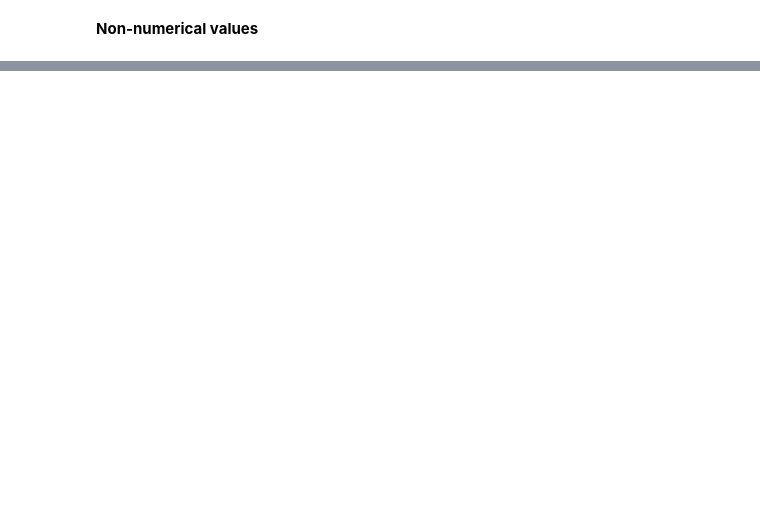
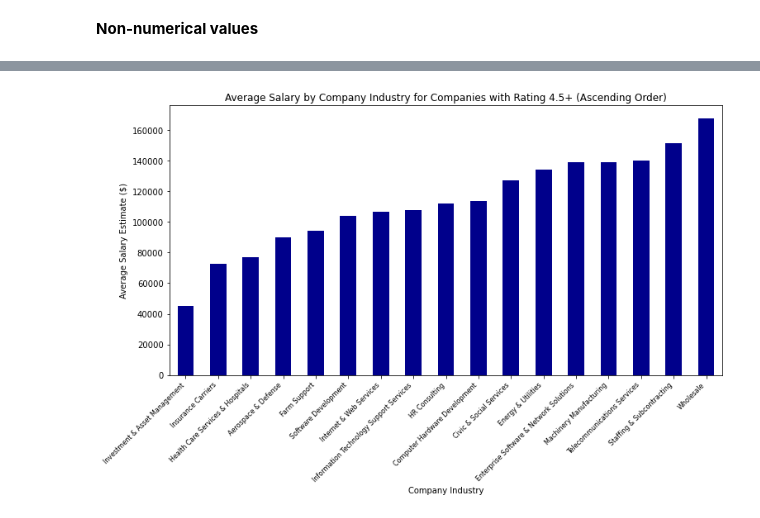
Before and after one commit to mjzdych/Intro-to-DS---Assignment2, a Jupyter notebook: Assignment2_ItDS_Visualisations.ipynb, the cells around one changed output, grey strips where cells are left out. Cells and saved outputs as stored; diff of their text form; code cells hidden in the pictures; blank space fills up the shorter version.

```diff
--- a/Assignment2_ItDS_Visualisations.ipynb
+++ b/Assignment2_ItDS_Visualisations.ipynb
@@ -102,0 +242,35 @@ print(summary_stats)
+# %%
+
+# Assuming you have already imported pandas and numpy, and you have a DataFrame called df
+
+# Convert the 'rating' column to numeric, filling NaN values with 0
+df['rating'] = pd.to_numeric(df['rating'], errors='coerce').fillna(0)
+
+# Filter the DataFrame to include companies with a rating of 4.0 or above
+filtered_df = df[df['rating'] >= 4.7]
+
+# Group by 'company_industry' and calculate the average salary estimate
+industry_salary = filtered_df.groupby('company_industry')['salary estimate ($)'].mean()
+
+# Sort the values in ascending order
+industry_salary_sorted = industry_salary.sort_values(ascending=True)
+
+# Create a bar plot
+plt.figure(figsize=(12, 6))
+industry_salary_sorted.plot(kind='bar', color='darkblue')
+
+# Manually set axis labels
+plt.title('Average Salary by Company Industry for Companies with Rating 4.5+ (Ascending Order)')
+plt.xlabel('Company Industry')
+plt.ylabel('Average Salary Estimate ($)')
+
+# Rotate x-axis labels for better readability and adjust spacing
+plt.xticks(rotation=45, ha='right', fontsize=8)
+
+# Save the plot as a PNG image
+plt.savefig('average_salary_by_industry.png', bbox_inches='tight')
+
+# Show the plot
+plt.show()
+# %% [output]
+[figure, added]
```
Also changed, not shown: parts of 14 cells of this notebook, 4 other files.
